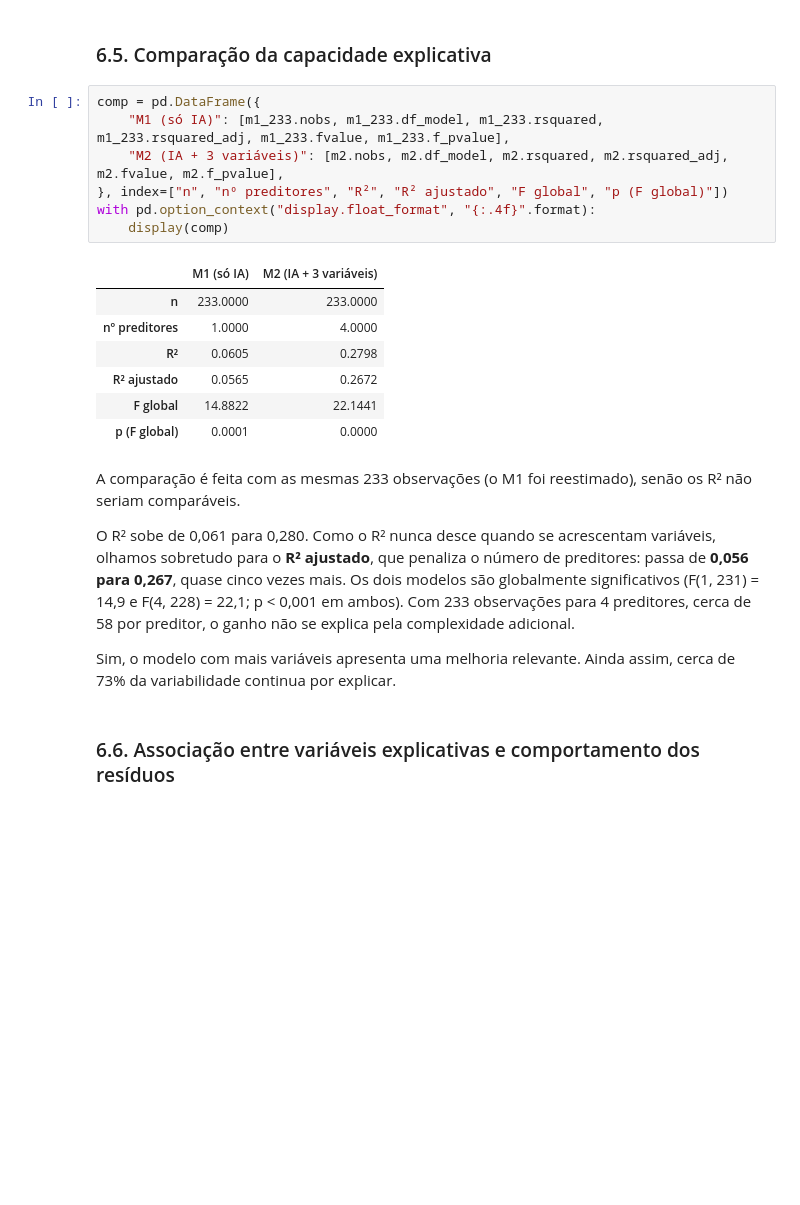
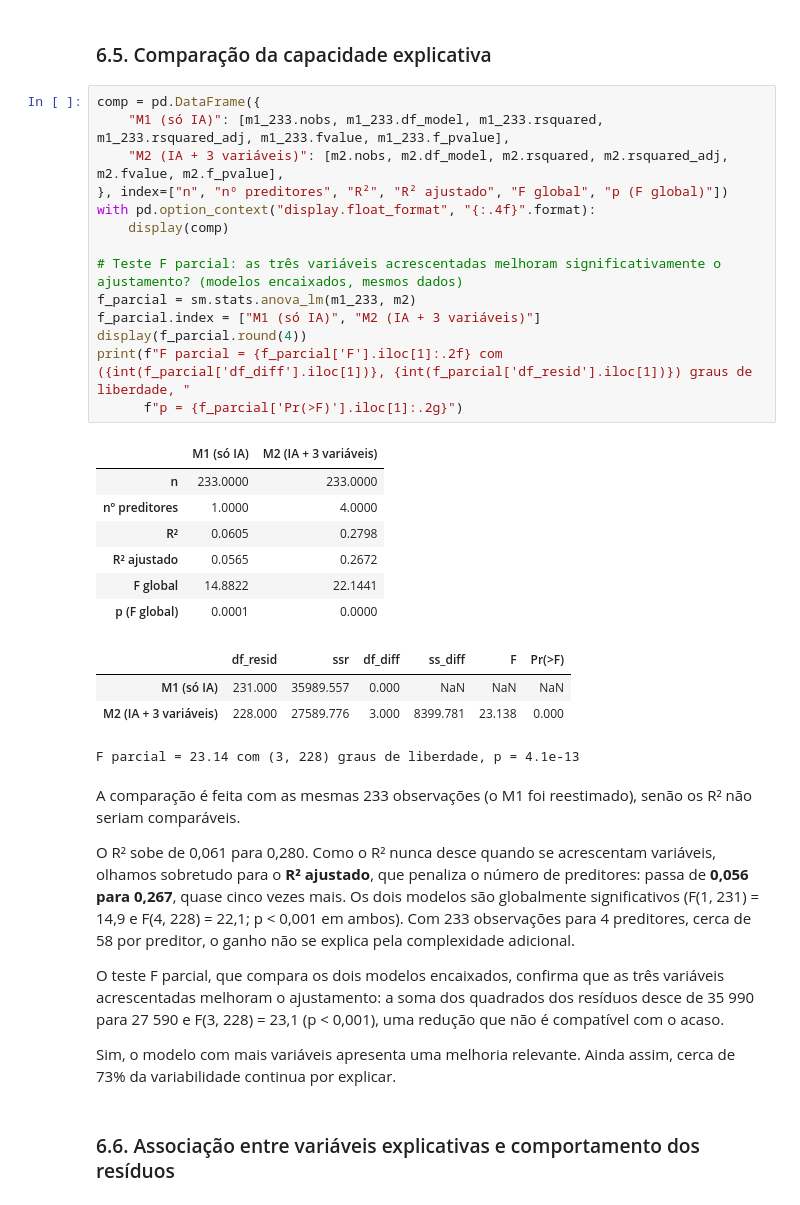
Before and after one commit to gcoutinho-ipca/tp1-mepa-ia-produtividade, a Jupyter notebook: TP1_MEPA_IA_Produtividade.ipynb, the cells around one changed output. Saved outputs shown, nothing was run; the diff lists cells and outputs as text; blank space fills up the shorter version.

```diff
--- a/TP1_MEPA_IA_Produtividade.ipynb
+++ b/TP1_MEPA_IA_Produtividade.ipynb
@@ -920,23 +951,36 @@ Uma reserva: se a formação levar a mais uso de IA e este a mais produtividade,
 # %%
 comp = pd.DataFrame({
     "M1 (só IA)": [m1_233.nobs, m1_233.df_model, m1_233.rsquared, m1_233.rsquared_adj, m1_233.fvalue, m1_233.f_pvalue],
     "M2 (IA + 3 variáveis)": [m2.nobs, m2.df_model, m2.rsquared, m2.rsquared_adj, m2.fvalue, m2.f_pvalue],
 }, index=["n", "nº preditores", "R²", "R² ajustado", "F global", "p (F global)"])
 with pd.option_context("display.float_format", "{:.4f}".format):
     display(comp)
+
+# Teste F parcial: as três variáveis acrescentadas melhoram significativamente o ajustamento? (modelos encaixados, mesmos dados)
+f_parcial = sm.stats.anova_lm(m1_233, m2)
+f_parcial.index = ["M1 (só IA)", "M2 (IA + 3 variáveis)"]
+display(f_parcial.round(4))
+print(f"F parcial = {f_parcial['F'].iloc[1]:.2f} com ({int(f_parcial['df_diff'].iloc[1])}, {int(f_parcial['df_resid'].iloc[1])}) graus de liberdade, "
+      f"p = {f_parcial['Pr(>F)'].iloc[1]:.2g}")
 # %% [output]
 |  | M1 (só IA) | M2 (IA + 3 variáveis) |
 | n | 233.0000 | 233.0000 |
 | nº preditores | 1.0000 | 4.0000 |
 | R² | 0.0605 | 0.2798 |
 | R² ajustado | 0.0565 | 0.2672 |
 | F global | 14.8822 | 22.1441 |
 | p (F global) | 0.0001 | 0.0000 |
+|  | df_resid | ssr | df_diff | ss_diff | F | Pr(>F) |
+| M1 (só IA) | 231.000 | 35989.557 | 0.000 | NaN | NaN | NaN |
+| M2 (IA + 3 variáveis) | 228.000 | 27589.776 | 3.000 | 8399.781 | 23.138 | 0.000 |
+F parcial = 23.14 com (3, 228) graus de liberdade, p = 4.1e-13
 # %% [markdown]
 A comparação é feita com as mesmas 233 observações (o M1 foi reestimado), senão os R² não seriam comparáveis.
 
 O R² sobe de 0,061 para 0,280. Como o R² nunca desce quando se acrescentam variáveis, olhamos sobretudo para o **R² ajustado**, que penaliza o número de preditores: passa de **0,056 para 0,267**, quase cinco vezes mais. Os dois modelos são globalmente significativos (F(1, 231) = 14,9 e F(4, 228) = 22,1; p < 0,001 em ambos). Com 233 observações para 4 preditores, cerca de 58 por preditor, o ganho não se explica pela complexidade adicional.
 
+O teste F parcial, que compara os dois modelos encaixados, confirma que as três variáveis acrescentadas melhoram o ajustamento: a soma dos quadrados dos resíduos desce de 35 990 para 27 590 e F(3, 228) = 23,1 (p < 0,001), uma redução que não é compatível com o acaso.
+
 Sim, o modelo com mais variáveis apresenta uma melhoria relevante. Ainda assim, cerca de 73% da variabilidade continua por explicar.
 # %% [markdown]
 ### 6.6. Associação entre variáveis explicativas e comportamento dos resíduos
```
Also changed, not shown: parts of 11 cells of this notebook, 5 other files.
